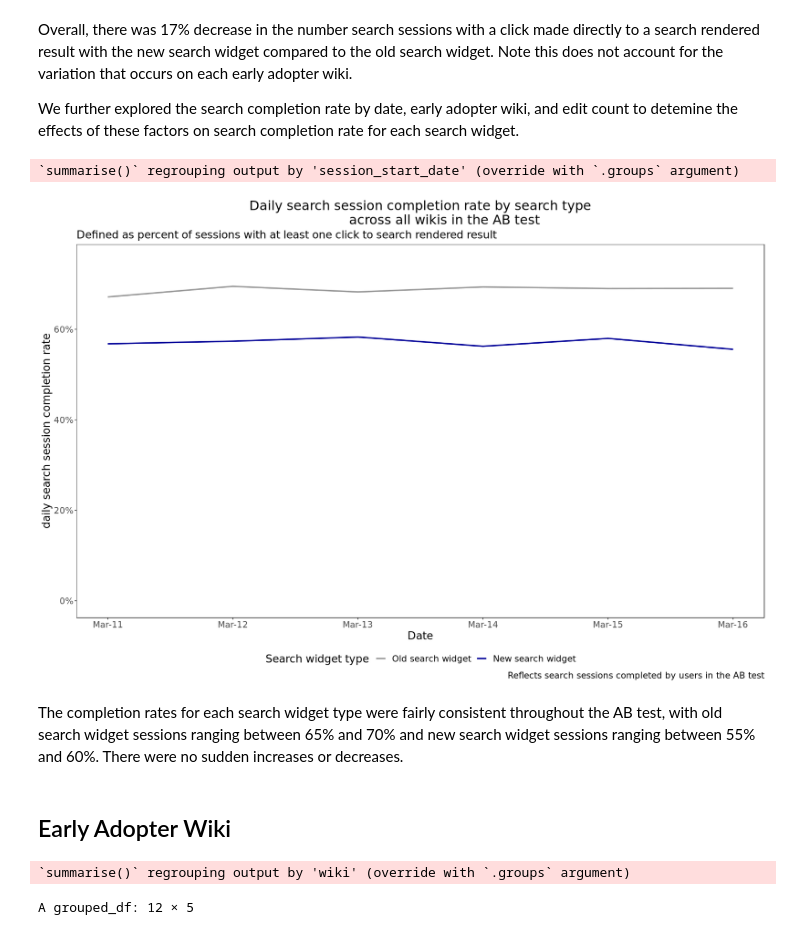
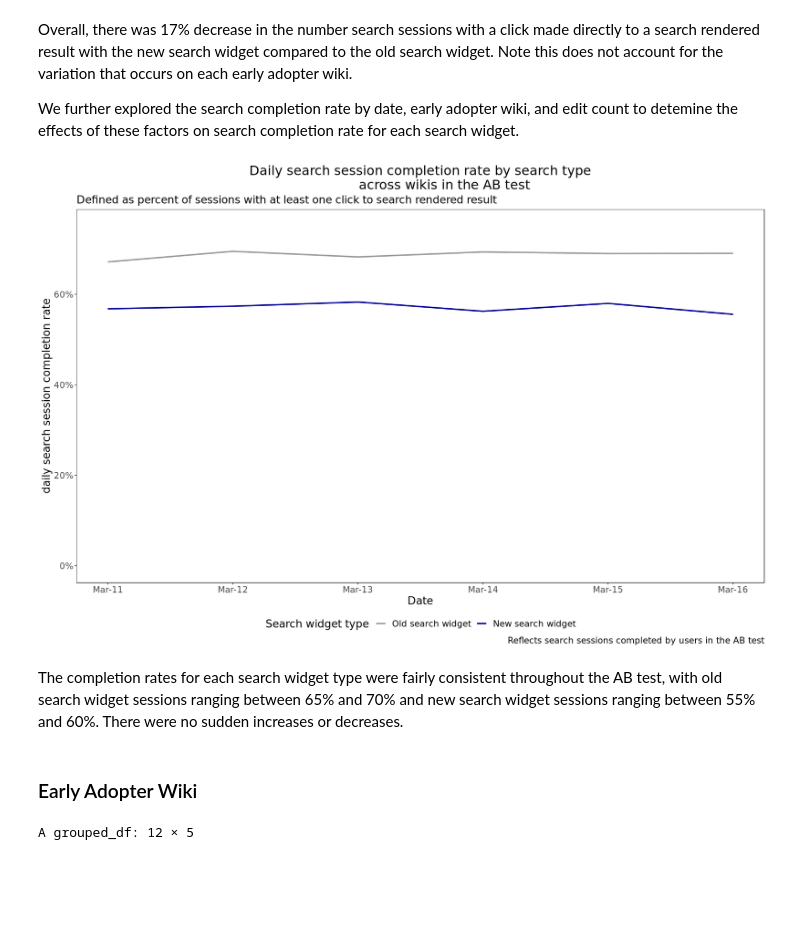
Before and after one commit to wikimedia-research/Desktop-Improvements-Search-Widget-Analysis-2021, a Jupyter notebook: Search-widget-ab-test-report.ipynb, the cells around one changed output. Cells and saved outputs as stored; diff of their text form; code cells hidden in the pictures; blank space fills up the shorter version.

```diff
--- a/Search-widget-ab-test-report.ipynb
+++ b/Search-widget-ab-test-report.ipynb
@@ -818,48 +797,45 @@ We further explored the search completion rate by date, early adopter wiki, and
 # %%
 # Search Sessions Completed by Date
 p <- search_sessions_completed_ab_resultclick  %>%
      group_by(session_start_date, search_type) %>%
     summarize(n_sessions = n_distinct(search_session),
              n_sessions_completed = n_distinct(search_session[clicked_through == 1]),
-            completion_rate = n_sessions_completed/n_sessions) %>%
+            completion_rate = n_sessions_completed/n_sessions, .groups = 'drop') %>%
     ggplot(aes(x=session_start_date, y = completion_rate, color = search_type)) +
     geom_line(size = 1) +
     scale_y_continuous(limits = c(0,.75), labels = scales::percent) +
     scale_x_date(date_labels = "%b-%d", date_breaks = "1 day", minor_breaks = NULL) +
     labs(y = "daily search session completion rate",
           x = "Date",
          title = "Daily search session completion rate by search type
             across wikis in the AB test",
          subtitle = "Defined as percent of sessions with at least one click to search rendered result",
         caption = "Reflects search sessions completed by users in the AB test")  +
      theme_bw() +
     scale_color_manual(values= c("#999999", "#000099"), name = "Search widget type", labels = c("Old search widget", "New search widget"))  +
          theme(
             panel.grid.major = element_blank(),
             panel.grid.minor = element_blank(),
             panel.background = element_blank(),
             strip.background =element_rect(fill="white"),
             plot.title = element_text(hjust = 0.5),
             text = element_text(size=16),
             legend.position = "bottom")
 
 p
 # %% [output]
-`summarise()` regrouping output by 'session_start_date' (override with `.groups` argument)
-[figure, old version]
+[figure, new version]
 # %% [markdown]
 The completion rates for each search widget type were fairly consistent throughout the AB test, with old search widget sessions ranging between 65% and 70% and new search widget sessions ranging between 55% and 60%. There were no sudden increases or decreases.
 # %% [markdown]
-## Early Adopter Wiki
+### Early Adopter Wiki
 # %%
 # search sessions completed by wiki
 search_sessions_resultclick_ab_bywiki <- search_sessions_completed_ab_resultclick %>%
     group_by(wiki, search_type)%>%
     summarize(n_sessions = n_distinct(search_session),
              n_sessions_completed = n_distinct(search_session[clicked_through == 1]),
-            completion_rate = round((n_sessions_completed/n_sessions)* 100, 1))
+            completion_rate = round((n_sessions_completed/n_sessions)* 100, 1), .groups = 'drop')
-# %% [output]
-`summarise()` regrouping output by 'wiki' (override with `.groups` argument)
 # %%
 # Table to show pct_change and change in proportions
 search_sessions_resultclick_bywiki_change <- search_sessions_resultclick_ab_bywiki %>%
```
Also changed, not shown: parts of 41 cells of this notebook.
